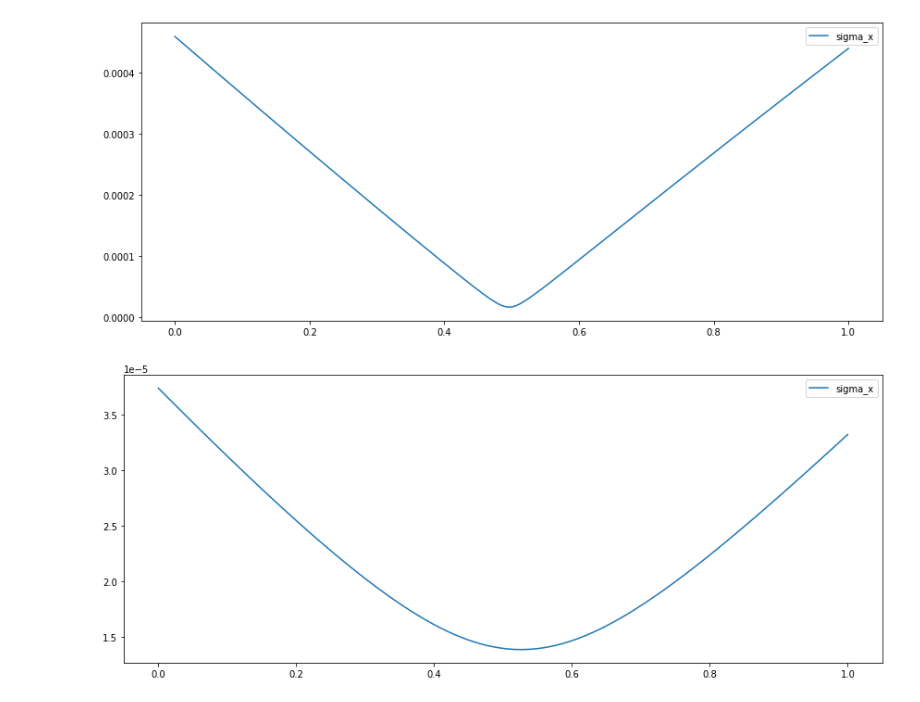
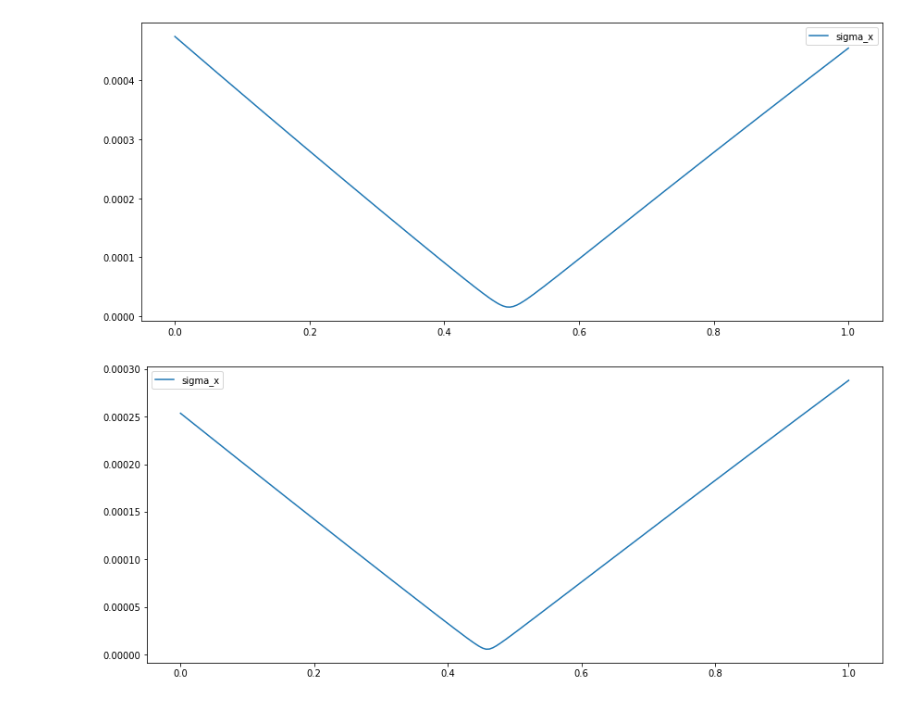
Before and after one commit to desy-ml/rl-vs-bo, a Jupyter notebook: test.ipynb, the cells around one changed output. Saved outputs shown, nothing was run; the diff lists cells and outputs as text; code cells hidden in the pictures.

```diff
--- a/test.ipynb
+++ b/test.ipynb
@@ -9,6 +9,6 @@ from train import ARESEA
 from utils import FilterAction, RecordData
 # %%
-env = ARESEA(
+env = ARESEACheetah(
     action_type="direct",
     is_fully_observable=True,
     incoming="random",
@@ -113,6 +113,6 @@ plt.show()
 [figure]
 # %%
-env = ARESEA(is_fully_observable=True)
+env = ARESEACheetah(is_fully_observable=True)
 env = FilterAction(env, [3], replace=0)
 env = RecordVideo(env, video_folder="recordings_test")
 env = RecordData(env)
@@ -136,31 +136,31 @@ plt.legend()
 plt.tight_layout()
 plt.show()
 # %% [output]
-[figure, old version]
+[figure, new version]
 # %%
-env = ARESEA(is_fully_observable=True)
+env = ARESEACheetah(is_fully_observable=True)
 env = FilterAction(env, [1], replace=0)
 env = RecordVideo(env, video_folder="recordings_test")
 env = RecordData(env)
 env = RescaleAction(env, -5, 5)
 
 k1s = np.linspace(0, 1, num=200)
 
 observation = env.reset()
 done = False
 for k1 in k1s:
     observation, reward, done, info = env.step(k1)
 env.close()
 
 observations = unwrap_wrapper(env, RecordData).observations
 
 sigma_x = [obs["beam"][1] for obs in observations]
 
 plt.figure(figsize=(12,5))
 plt.plot(k1s, sigma_x[1:], label="sigma_x")
 plt.legend()
 plt.tight_layout()
 plt.show()
 # %% [output]
-[figure, old version]
+[figure, new version]
 # %%
```
Also changed, not shown: parts of 9 cells of this notebook, 1 other file.
